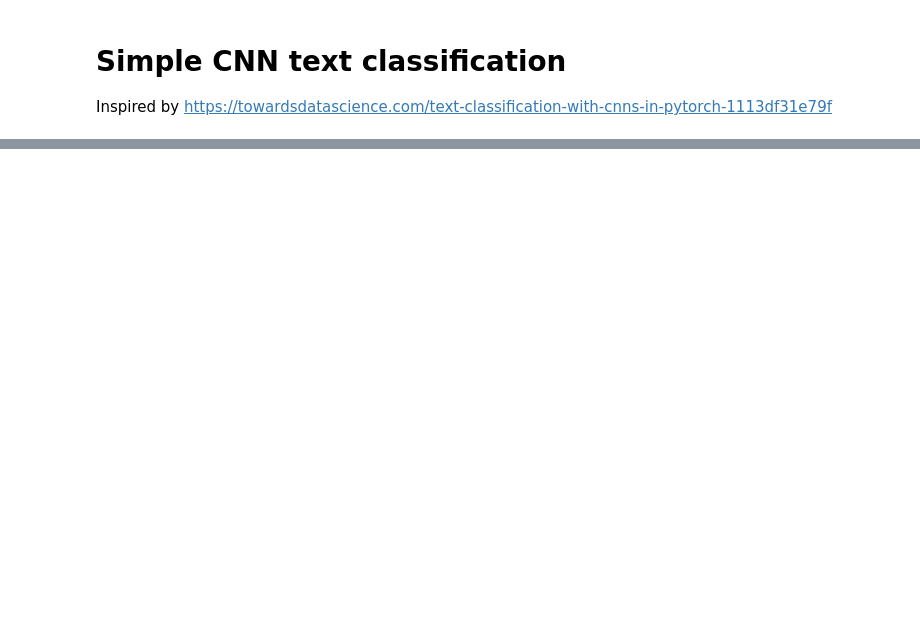
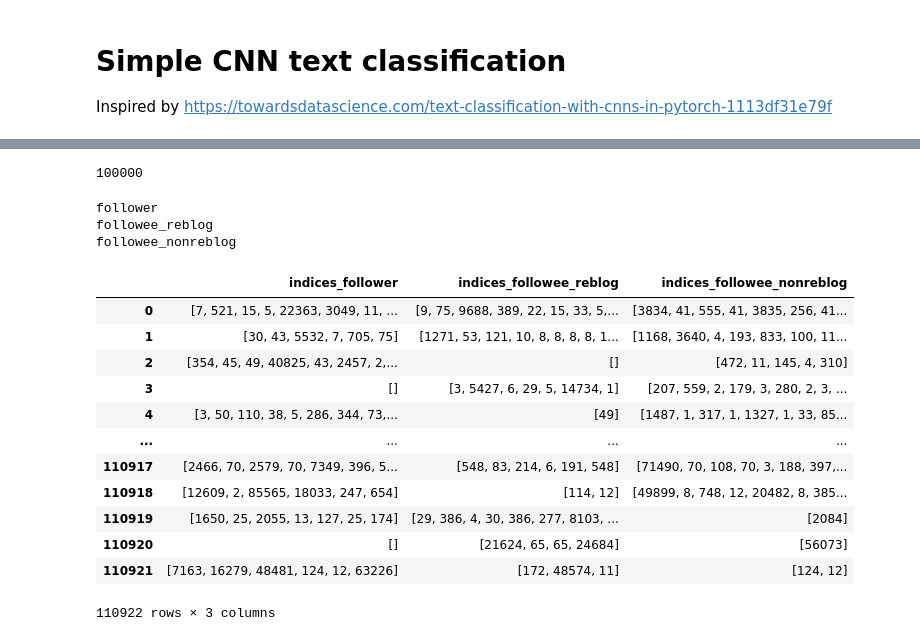
Before and after one commit to michaelmilleryoder/tumblr_community_identity, a Jupyter notebook: jupyter/pytorch_reblog_prediction.ipynb, the cells around one changed output, grey strips where cells are left out. Saved outputs shown, nothing was run; the diff lists cells and outputs as text; code cells hidden in the pictures; blank space fills up the shorter version.

Commit message:
loading data in for pytorch

```diff
--- a/jupyter/pytorch_reblog_prediction.ipynb
+++ b/jupyter/pytorch_reblog_prediction.ipynb
@@ -5,0 +30,12 @@ Inspired by https://towardsdatascience.com/text-classification-with-cnns-in-pyto
+# %%
+# Build vocabulary, convert to word indices
+from collections import defaultdict
+
+w2i = defaultdict(lambda: len(w2i))
+
+selected = data.loc[:, ['processed_tumblr_blog_description_follower_reblog', 'processed_tumblr_blog_description_followee_reblog',
+                    'processed_tumblr_blog_description_followee_nonreblog']]
+selected['desc_follower'] = selected['processed_tumblr_blog_description_follower_reblog'].astype(str)
+selected['desc_followee_reblog'] = selected['processed_tumblr_blog_description_followee_reblog'].astype(str)
+selected['desc_followee_nonreblog'] = selected['processed_tumblr_blog_description_followee_nonreblog'].astype(str)
+selected
@@ -5,0 +56,3 @@ Inspired by https://towardsdatascience.com/text-classification-with-cnns-in-pyto
+# %%
+words = selected[['desc_follower', 'desc_followee_reblog', 'desc_followee_nonreblog']].agg(' '.join, axis=1)
+words
@@ -5,0 +72,4 @@ Inspired by https://towardsdatascience.com/text-classification-with-cnns-in-pyto
+# %%
+from collections import Counter
+words_ctr = Counter([w for s in words.tolist() for w in s.split()])
+words_ctr.most_common(20)
@@ -5,0 +97,29 @@ Inspired by https://towardsdatascience.com/text-classification-with-cnns-in-pyto
+# %%
+vocab = dict()
+for i, (w, count) in enumerate(words_ctr.most_common(100000)):
+    vocab[w] = i+1
+len(vocab)
+# %% [output]
+100000
+# %%
+for user in ['follower', 'followee_reblog', 'followee_nonreblog']:
+    print(user)
+    selected[f'indices_{user}'] = selected[f'desc_{user}'].map(lambda x: [vocab[w] for w in x.split() if w in vocab])
+selected[[col for col in selected.columns if 'indices' in col]]
+# %% [output]
+follower
+followee_reblog
+followee_nonreblog
+|  | indices_follower | indices_followee_reblog | indices_followee_nonreblog |
+| 0 | [7, 521, 15, 5, 22363, 3049, 11, ... | [9, 75, 9688, 389, 22, 15, 33, 5,... | [3834, 41, 555, 41, 3835, 256, 41... |
+| 1 | [30, 43, 5532, 7, 705, 75] | [1271, 53, 121, 10, 8, 8, 8, 8, 1... | [1168, 3640, 4, 193, 833, 100, 11... |
+| 2 | [354, 45, 49, 40825, 43, 2457, 2,... | [] | [472, 11, 145, 4, 310] |
+| 3 | [] | [3, 5427, 6, 29, 5, 14734, 1] | [207, 559, 2, 179, 3, 280, 2, 3, ... |
+| 4 | [3, 50, 110, 38, 5, 286, 344, 73,... | [49] | [1487, 1, 317, 1, 1327, 1, 33, 85... |
+| ... | ... | ... | ... |
+| 110917 | [2466, 70, 2579, 70, 7349, 396, 5... | [548, 83, 214, 6, 191, 548] | [71490, 70, 108, 70, 3, 188, 397,... |
+| 110918 | [12609, 2, 85565, 18033, 247, 654] | [114, 12] | [49899, 8, 748, 12, 20482, 8, 385... |
+| 110919 | [1650, 25, 2055, 13, 127, 25, 174] | [29, 386, 4, 30, 386, 277, 8103, ... | [2084] |
+| 110920 | [] | [21624, 65, 65, 24684] | [56073] |
+| 110921 | [7163, 16279, 48481, 124, 12, 63226] | [172, 48574, 11] | [124, 12] |
+110922 rows × 3 columns
```
Also changed, not shown: parts of 17 cells of this notebook, 2 other files.
